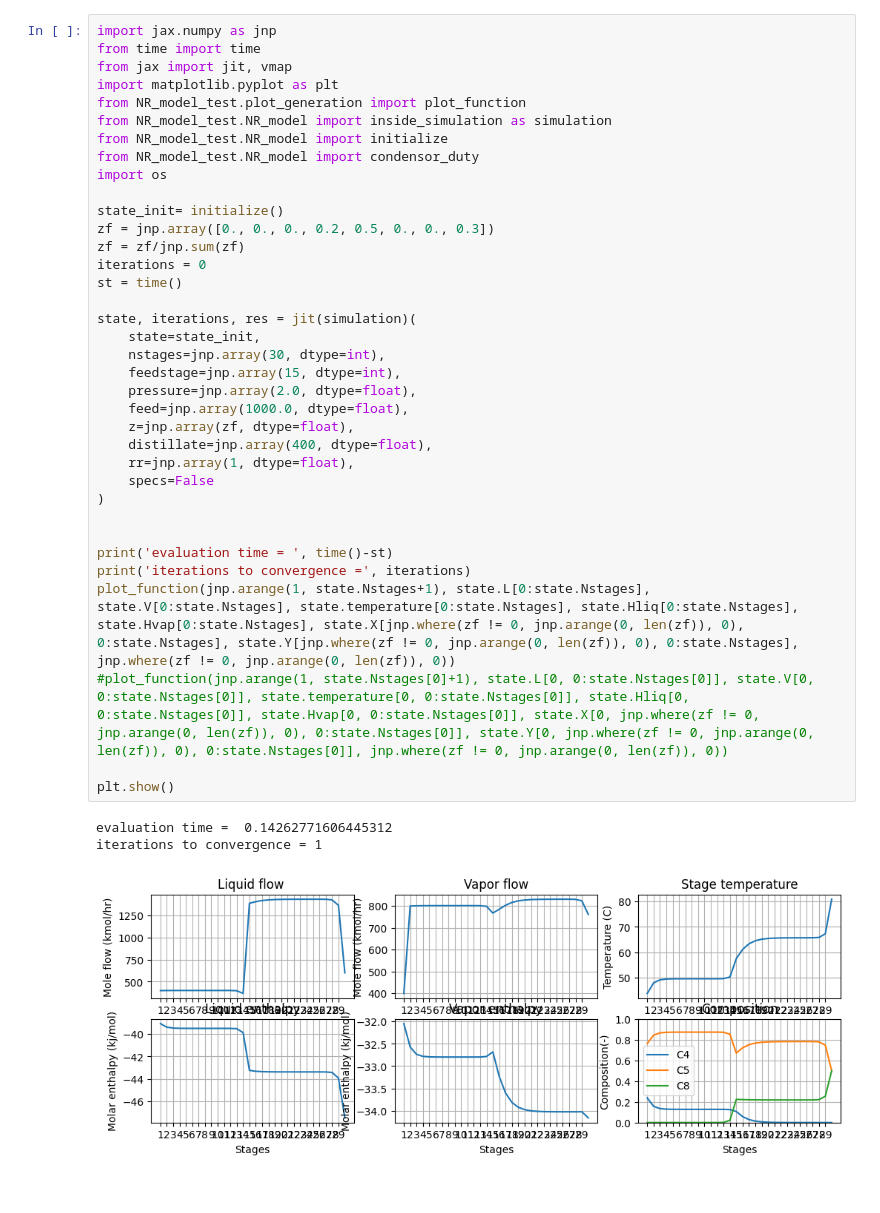
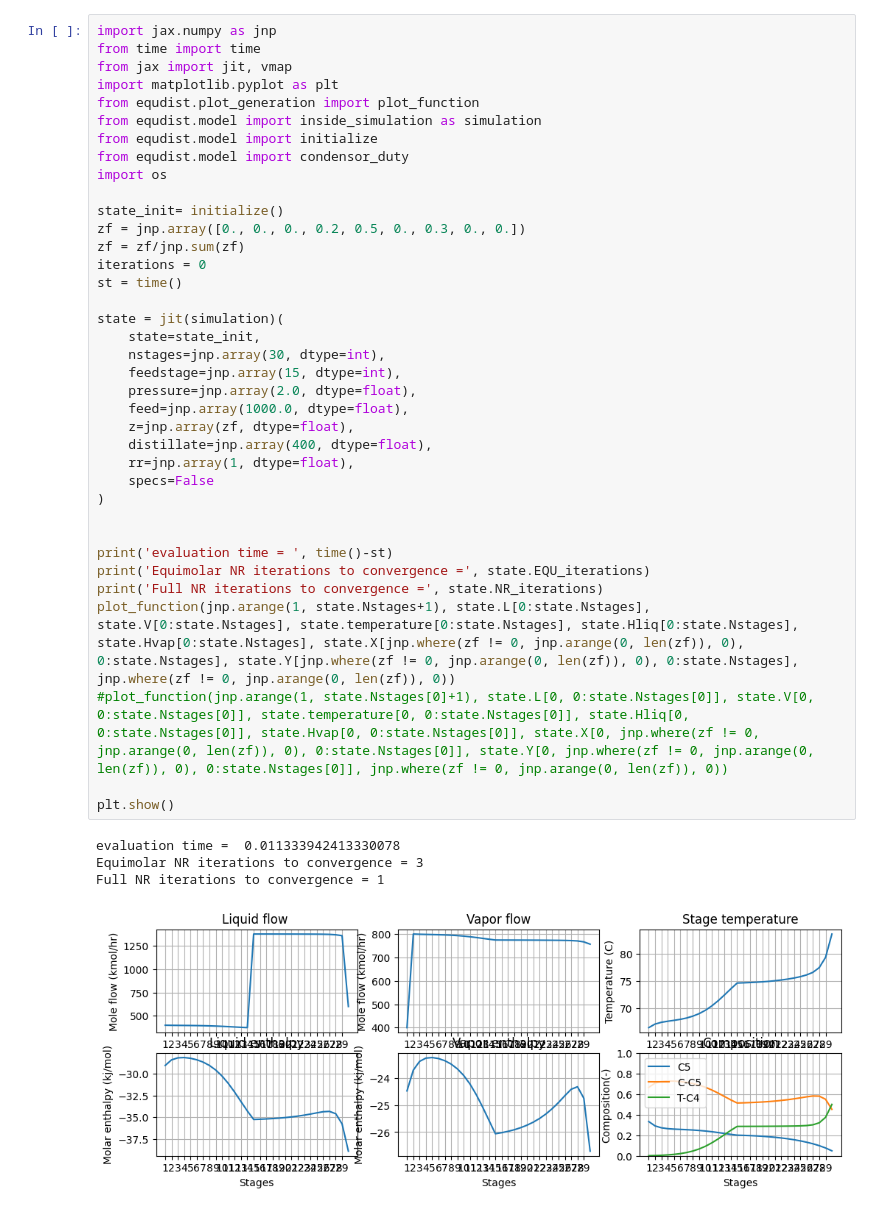
Before and after one commit to tigokok/equdist, a Jupyter notebook: notebooks/tutorial.ipynb, the cells around one changed output. Cells and saved outputs as stored; diff of their text form.

```diff
--- a/notebooks/tutorial.ipynb
+++ b/notebooks/tutorial.ipynb
@@ -5,40 +8,42 @@
 # %%
 import jax.numpy as jnp
 from time import time
 from jax import jit, vmap
 import matplotlib.pyplot as plt
-from NR_model_test.plot_generation import plot_function
-from NR_model_test.NR_model import inside_simulation as simulation
-from NR_model_test.NR_model import initialize
-from NR_model_test.NR_model import condensor_duty
+from equdist.plot_generation import plot_function
+from equdist.model import inside_simulation as simulation
+from equdist.model import initialize
+from equdist.model import condensor_duty
 import os
 
 state_init= initialize()
-zf = jnp.array([0., 0., 0., 0.2, 0.5, 0., 0., 0.3])
+zf = jnp.array([0., 0., 0., 0.2, 0.5, 0., 0.3, 0., 0.])
 zf = zf/jnp.sum(zf)
 iterations = 0
 st = time()
 
-state, iterations, res = jit(simulation)(
+state = jit(simulation)(
     state=state_init,
     nstages=jnp.array(30, dtype=int),
     feedstage=jnp.array(15, dtype=int),
     pressure=jnp.array(2.0, dtype=float),
     feed=jnp.array(1000.0, dtype=float),
     z=jnp.array(zf, dtype=float),
     distillate=jnp.array(400, dtype=float),
     rr=jnp.array(1, dtype=float),
     specs=False
 )
 
 
 print('evaluation time = ', time()-st)
-print('iterations to convergence =', iterations)
+print('Equimolar NR iterations to convergence =', state.EQU_iterations)
+print('Full NR iterations to convergence =', state.NR_iterations)
 plot_function(jnp.arange(1, state.Nstages+1), state.L[0:state.Nstages], state.V[0:state.Nstages], state.temperature[0:state.Nstages], state.Hliq[0:state.Nstages], state.Hvap[0:state.Nstages], state.X[jnp.where(zf != 0, jnp.arange(0, len(zf)), 0), 0:state.Nstages], state.Y[jnp.where(zf != 0, jnp.arange(0, len(zf)), 0), 0:state.Nstages], jnp.where(zf != 0, jnp.arange(0, len(zf)), 0))
 #plot_function(jnp.arange(1, state.Nstages[0]+1), state.L[0, 0:state.Nstages[0]], state.V[0, 0:state.Nstages[0]], state.temperature[0, 0:state.Nstages[0]], state.Hliq[0, 0:state.Nstages[0]], state.Hvap[0, 0:state.Nstages[0]], state.X[0, jnp.where(zf != 0, jnp.arange(0, len(zf)), 0), 0:state.Nstages[0]], state.Y[0, jnp.where(zf != 0, jnp.arange(0, len(zf)), 0), 0:state.Nstages[0]], jnp.where(zf != 0, jnp.arange(0, len(zf)), 0))
 
 plt.show()
 # %% [output]
-evaluation time =  0.14262771606445312
-iterations to convergence = 1
+evaluation time =  0.011333942413330078
+Equimolar NR iterations to convergence = 3
+Full NR iterations to convergence = 1
-[figure, old version]
+[figure, new version]
```
Also changed, not shown: parts of 1 cell of this notebook.
